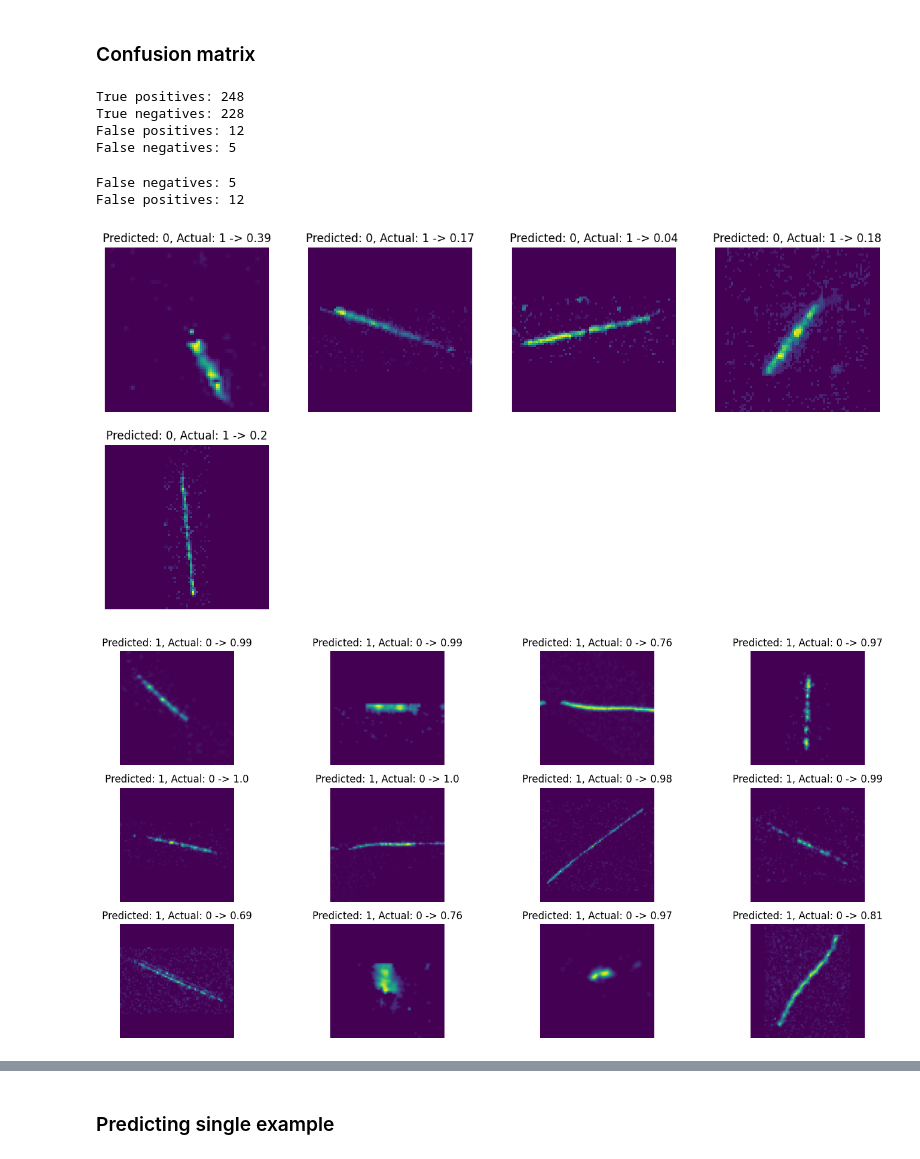
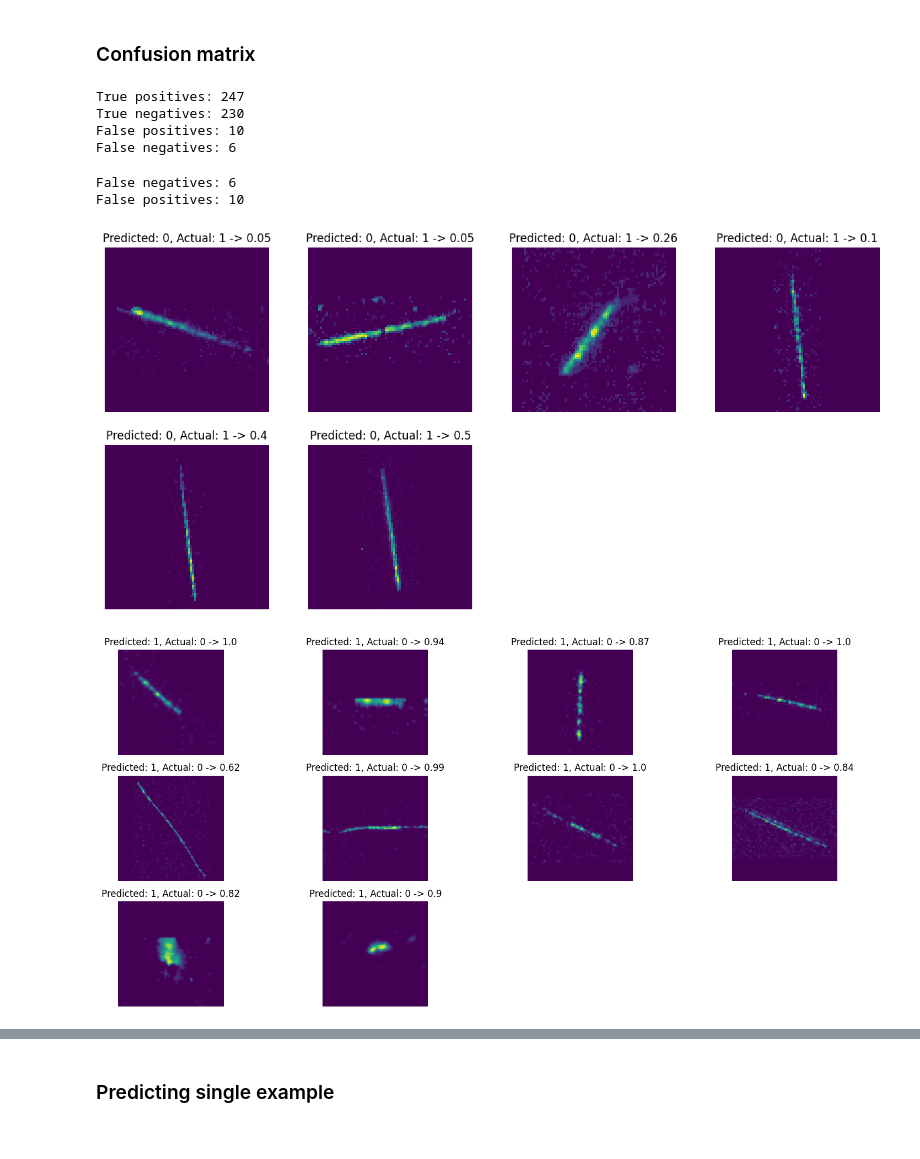
Before and after one commit to 9helix/GMNmeteorNet, a Jupyter notebook: MLmodel.ipynb, the cells around one changed output, grey strips where cells are left out. Saved outputs shown, nothing was run; the diff lists cells and outputs as text; code cells hidden in the pictures.

Commit message:
Add keras tuner to the model

```diff
--- a/MLmodel.ipynb
+++ b/MLmodel.ipynb
@@ -264,0 +291,4 @@ _________________________________________________________________
+# %%
+hypermodel = tuner.hypermodel.build(best_hps)
+hypermodel.summary()
+json_config = hypermodel.to_json()
@@ -285,10 +324,10 @@ model.save(f"models/{model_name}_untrained_{train_iteration}.keras")
 ### Training model
 # %%
 EPOCHS = 10
-history = model.fit(
-    train_ds,
-    epochs=EPOCHS,
-    validation_data=val_ds,
-)
+history = hypermodel.fit(train_ds, epochs=EPOCHS, validation_data=val_ds)
+
+val_f1_per_epoch = history.history["val_f1"]
+best_epoch2 = val_f1_per_epoch.index(max(val_f1_per_epoch)) + 1
+print(f"Best val_f1 epoch: {best_epoch2}")
 # %% [output]
 Epoch 1/10
@@ -314,13 +350,13 @@ Epoch 10/10
 # %%
-model.save(f"models/{model_name}_trained_{train_iteration}.keras")
+hypermodel.save(f"models/{model_name}.keras")
 
-with open(f'models/{model_name}_trained_{train_iteration}_history.pkl', 'wb') as f:
+with open(f"models/{model_name}_history.pkl", "wb") as f:
     pickle.dump(history.history, f)
 # %% [markdown]
 ### Loading model
 # %%
-model = models.load_model('models/CNN_20240412_1_trained_1.keras')
-with open(f'models/CNN_20240412_1_trained_1_history.pkl', 'rb') as f:
+model = models.load_model("models/{model_name}.keras")
+with open(f"models/{model_name}_history.pkl", "rb") as f:
     loaded_history = pickle.load(f)
 # %% [markdown]
 ## Result analysis
@@ -376,10 +412,10 @@ print("False negatives:", confusion_mtx[1][0])
 false_negatives = confusion_mtx[1][0]
 false_positives = confusion_mtx[0][1]
 # %% [output]
-True positives: 248
-True negatives: 228
-False positives: 12
-False negatives: 5
+True positives: 247
+True negatives: 230
+False positives: 10
+False negatives: 6
 # %%
 import math
 
@@ -394,45 +430,47 @@ for ax in axes.flatten():
     ax.axis("off")
 for ax in axes2.flatten():
     ax.axis("off")
 
 plt.subplots_adjust(hspace=0.05)
 counter = 0
 counter2 = 0
 for i, (img, true_label) in enumerate(val_ds.unbatch()):
     if Y_pred_labels[i] == 0 and true_label == 1:
 
         img2 = img[np.newaxis, ...]
-        #print(img2.shape)
-        prediction = model.predict(img2,verbose=0)
+        # print(img2.shape)
+        prediction = model.predict(img2, verbose=0)
         row = counter // columns_num
         col = counter % columns_num
         counter += 1
         axes[row, col].imshow(img)
-        prediction_confidence=str(round(prediction[0][0],2))
+        prediction_confidence = str(round(prediction[0][0], 2))
         axes[row, col].set_title(
-            f"Predicted: {int(Y_pred_labels[i])}, Actual: {int(true_label)} -> {prediction_confidence}")
+            f"Predicted: {int(Y_pred_labels[i])}, Actual: {int(true_label)} -> {prediction_confidence}"
+        )
 
     elif Y_pred_labels[i] == 1 and true_label == 0:
 
         img2 = img[np.newaxis, ...]
-        #print(img2.shape)
-        prediction = model.predict(img2,verbose=0)
+        # print(img2.shape)
+        prediction = model.predict(img2, verbose=0)
         row = counter2 // columns_num
         col = counter2 % columns_num
         counter2 += 1
         axes2[row, col].imshow(img)
-        prediction_confidence=str(round(prediction[0][0],2))
+        prediction_confidence = str(round(prediction[0][0], 2))
         axes2[row, col].set_title(
-            f"Predicted: {int(Y_pred_labels[i])}, Actual: {int(true_label)} -> {prediction_confidence}")
+            f"Predicted: {int(Y_pred_labels[i])}, Actual: {int(true_label)} -> {prediction_confidence}"
+        )
 print("False negatives:", counter)
 print("False positives:", counter2)
 plt.tight_layout()
 plt.show()
 # %% [output]
-False negatives: 5
-False positives: 12
+False negatives: 6
+False positives: 10
-[figure, old version]
+[figure, new version]
-[figure, old version]
+[figure, new version]
 # %%
 plt.hist(Y_pred, bins="auto")
 
```
Also changed, not shown: parts of 16 cells of this notebook, 10 other files.
